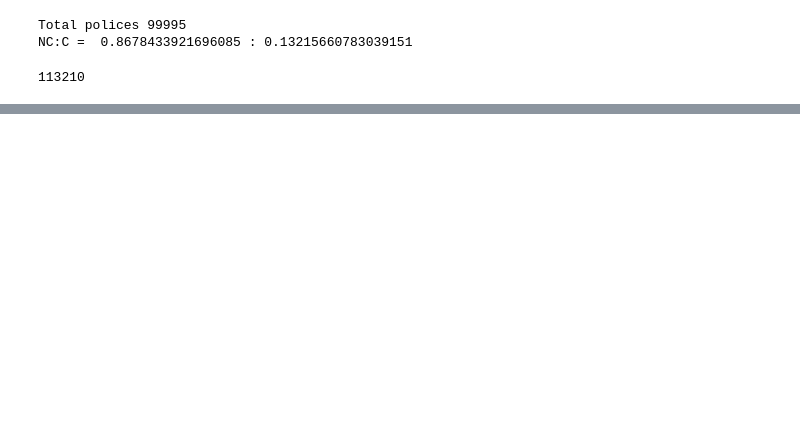
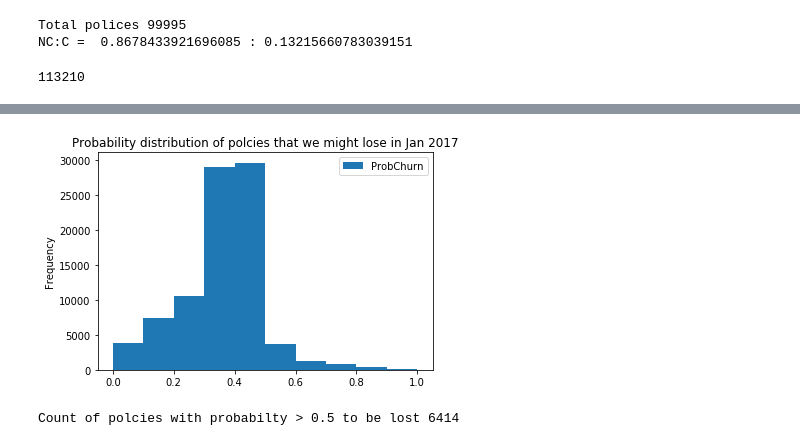
Before and after one commit to narayana1043/timeSeriesAnalysis, a Jupyter notebook: trupanion/3_Modelling.ipynb, the cells around one changed output, grey strips where cells are left out. Cells and saved outputs as stored; diff of their text form; code cells hidden in the pictures; blank space fills up the shorter version.

```diff
--- a/trupanion/3_Modelling.ipynb
+++ b/trupanion/3_Modelling.ipynb
@@ -120,2 +185,19 @@ y_test = test_data[['InsuranceStatus']]
+# %%
+select_columns = list(
+    set(policy_df.columns) - set(['PolicyId', 'EnrollDate', 'CancelDate', 'InsuranceStatus', 'LastSeenDate',
+#                                  'ClaimedAmount', 'PaidAmount', 'CustomerPaidAmount' ,
+#                                  'AvgClaimAmount', 'AvgPaidAmount', 'stdClaimAmount', 'stdPaidAmount'
+#                                   'minClaimAmount', 'maxClaimAmount', 'medianClaimAmount'
+                                 ]))
+policy_df[select_columns] = scaler.fit_transform(policy_df[select_columns])
+
+# From the train data evaluation this the best set
+# # data set 2: NC:C = 1:1 and contains max samples possible
+train_set2_df = sample_train_data(churn_percent=0.5)
+test_set2_df = sample_test_data(skip_indices=train_set2_df.index.values)
+
+datasets  = [
+        [train_set2_df, test_set2_df],
+        ]
 # %%
 """
@@ -176,19 +251,0 @@ NameError: name 'datasets' is not defined
-# %%
-# len(train_data[train_data['InsuranceStatus']==1])/len(train_data)
-train_data = sample_train_data(churn_percent=0.5)
-X_train = train_data[select_columns]
-y_train = train_data[['InsuranceStatus']]
-
-test_data['LOS'] = test_data['LOS'] + 1
-X_test = test_data[select_columns]
-y_test = test_data[['InsuranceStatus']]
-
-weight = 0.75
-point_weights = train_data.InsuranceStatus.apply(lambda x: weight if x == 0 else 1)
-model = LogisticRegression(penalty='l1',)
-model.fit(X_train, y_train, point_weights)
-y_predicted = model.predict(X_test)
-print("Weight on disenrolled polcies", weight)
-print("Test Accuracy",model.score(X_test, y_test))
-print("tn, fp, fn, tp ",confusion_matrix(y_test, y_predicted).ravel())
-# X2 = sm.add_constant(X_train)
@@ -204,0 +252,3 @@ Index(['PolicyId', 'EnrollDate', 'CancelDate', 'MonthlyPremium',
+# %%
+results = pd.concat([policy_df[policy_df["InsuranceStatus"]==0][['PolicyId']], pd.DataFrame(y_predicted)],
+          axis=1,)
@@ -204,0 +264,11 @@ Index(['PolicyId', 'EnrollDate', 'CancelDate', 'MonthlyPremium',
+# %%
+results.columns = ['PolicyId', 'ProbNotChurn', 'ProbChurn']
+results[['ProbChurn']].plot.hist()
+plt.title("Probability distribution of polcies that we might lose in Jan 2017")
+plt.show()
+# %% [output]
+[figure, added]
+# %%
+print("Count of polcies with probabilty > 0.5 to be lost",len(results[results[1] > 0.5]))
+# %% [output]
+Count of polcies with probabilty > 0.5 to be lost 6414
```
Also changed, not shown: parts of 16 cells of this notebook, 6 other files.
